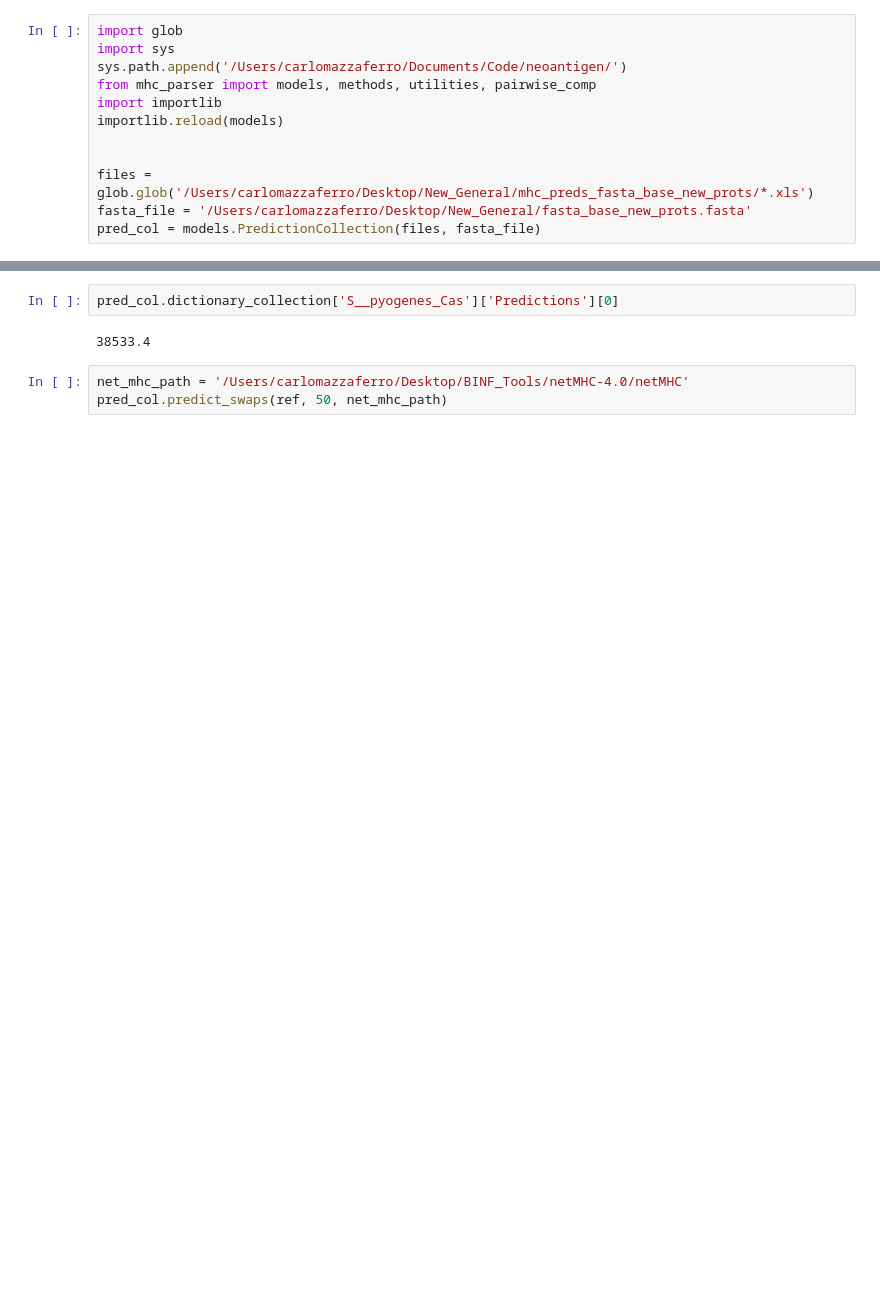
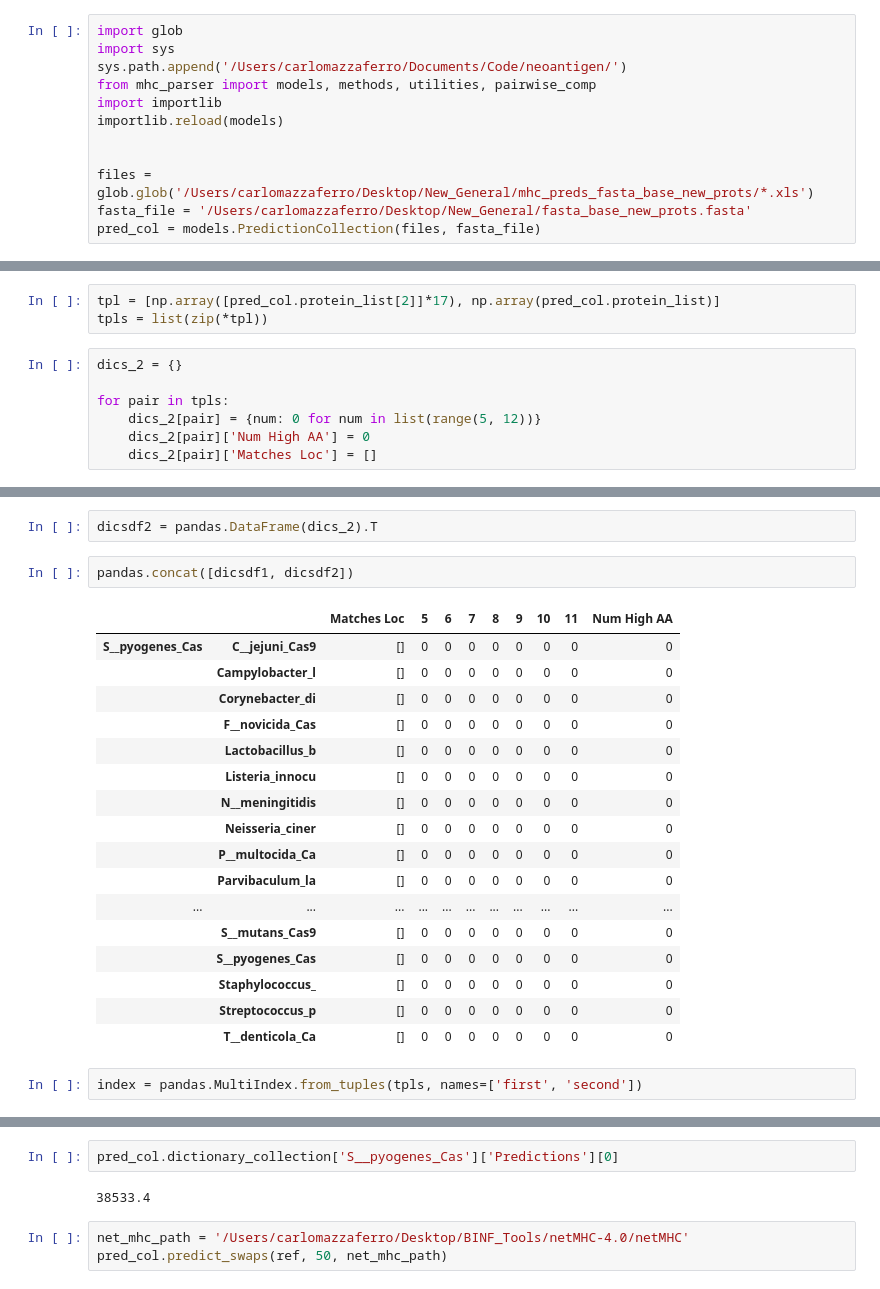
Before and after one commit to carlomazzaferro/neoantigen, a Jupyter notebook: antigen_discovery/PredictionCollection.ipynb, the cells around one changed output, grey strips where cells are left out. Saved outputs shown, nothing was run; the diff lists cells and outputs as text; blank space fills up the shorter version.

```diff
--- a/antigen_discovery/PredictionCollection.ipynb
+++ b/antigen_discovery/PredictionCollection.ipynb
@@ -32,0 +48,10 @@ parsing = pred_col.digest_multiple()
+# %%
+tpl = [np.array([pred_col.protein_list[2]]*17), np.array(pred_col.protein_list)]
+tpls = list(zip(*tpl))
+# %%
+dics_2 = {}
+
+for pair in tpls:
+    dics_2[pair] = {num: 0 for num in list(range(5, 12))}
+    dics_2[pair]['Num High AA'] = 0
+    dics_2[pair]['Matches Loc'] = []
@@ -32,0 +70,24 @@ parsing = pred_col.digest_multiple()
+# %%
+dicsdf2 = pandas.DataFrame(dics_2).T
+# %%
+pandas.concat([dicsdf1, dicsdf2])
+# %% [output]
+|  |  | Matches Loc | 5 | 6 | 7 | 8 | 9 | 10 | 11 | Num High AA |
+| S__pyogenes_Cas | C__jejuni_Cas9 | [] | 0 | 0 | 0 | 0 | 0 | 0 | 0 | 0 |
+|  | Campylobacter_l | [] | 0 | 0 | 0 | 0 | 0 | 0 | 0 | 0 |
+|  | Corynebacter_di | [] | 0 | 0 | 0 | 0 | 0 | 0 | 0 | 0 |
+|  | F__novicida_Cas | [] | 0 | 0 | 0 | 0 | 0 | 0 | 0 | 0 |
+|  | Lactobacillus_b | [] | 0 | 0 | 0 | 0 | 0 | 0 | 0 | 0 |
+|  | Listeria_innocu | [] | 0 | 0 | 0 | 0 | 0 | 0 | 0 | 0 |
+|  | N__meningitidis | [] | 0 | 0 | 0 | 0 | 0 | 0 | 0 | 0 |
+|  | Neisseria_ciner | [] | 0 | 0 | 0 | 0 | 0 | 0 | 0 | 0 |
+|  | P__multocida_Ca | [] | 0 | 0 | 0 | 0 | 0 | 0 | 0 | 0 |
+|  | Parvibaculum_la | [] | 0 | 0 | 0 | 0 | 0 | 0 | 0 | 0 |
+| ... | ... | ... | ... | ... | ... | ... | ... | ... | ... | ... |
+|  | S__mutans_Cas9 | [] | 0 | 0 | 0 | 0 | 0 | 0 | 0 | 0 |
+|  | S__pyogenes_Cas | [] | 0 | 0 | 0 | 0 | 0 | 0 | 0 | 0 |
+|  | Staphylococcus_ | [] | 0 | 0 | 0 | 0 | 0 | 0 | 0 | 0 |
+|  | Streptococcus_p | [] | 0 | 0 | 0 | 0 | 0 | 0 | 0 | 0 |
+|  | T__denticola_Ca | [] | 0 | 0 | 0 | 0 | 0 | 0 | 0 | 0 |
+# %%
+index = pandas.MultiIndex.from_tuples(tpls, names=['first', 'second'])
```
Also changed, not shown: parts of 13 cells of this notebook.
